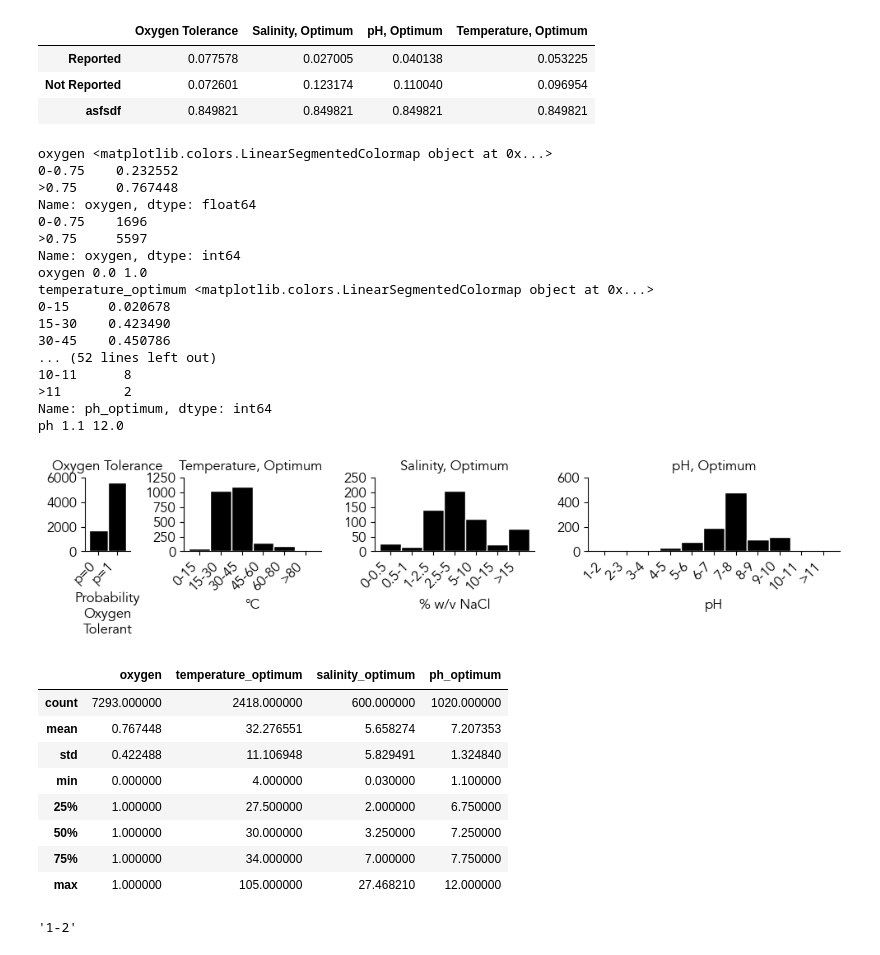
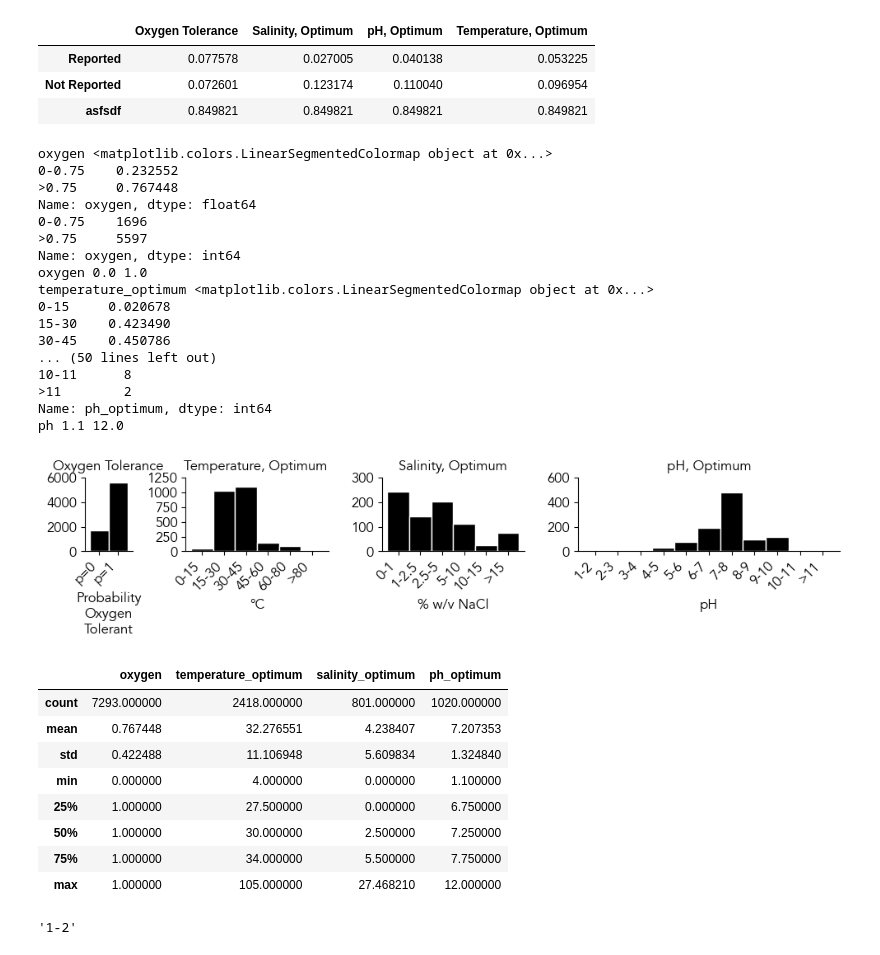
Before and after one commit to cultivarium/GenomeSPOT, a Jupyter notebook: notebooks/analyze_correlations.ipynb, the cells around one changed output. Saved outputs shown, nothing was run; the diff lists cells and outputs as text; code cells hidden in the pictures.

```diff
--- a/notebooks/analyze_correlations.ipynb
+++ b/notebooks/analyze_correlations.ipynb
@@ -11,4 +11,5 @@ plot_formats = {
     'temperature_optimum' : 'Temperature, Optimum ',
     'ph_optimum' : 'pH, Optimum',
     'salinity_optimum' : 'Salinity, Optimum',
+    'all_nt_C' : 'G+C Content'
 }
@@ -115,7 +106,7 @@ rename_base_vars
 # %% [markdown]
 # Load data
 # %%
-df = pd.read_csv('../data/training_data/training_data_20231203.tsv', sep='\t', index_col=0)
+df = pd.read_csv('../data/training_data/training_data.tsv', sep='\t', index_col=0)
 all_targets = ['oxygen'] + ['use_salinity', 'use_temperature', 'use_ph',  'ph_max', 'ph_min', 'ph_optimum', 'ph_optimum_max', 'ph_optimum_min', 'salinity_max', 'salinity_midpoint', 'salinity_min', 'salinity_optimum', 'temperature_max', 'temperature_min', 'temperature_optimum', 'aerobe', 'anaerobe', 'microaerophile', 'facultative anaerobe', 'obligate aerobe', 'obligate anaerobe', 'facultative aerobe', 'aerotolerant', 'microaerotolerant']
 df_features = df.loc[:, all_features]
 df_targets = df.loc[:, all_targets]
@@ -284,7 +275,7 @@ bin_definitions = {
     'oxygen' : [0, 0.75],
     'ph_optimum' : np.arange(1,12,1),
     'temperature_optimum' : [0,15,30,45,60,80], #np.linspace(0,100,20), #np.percentile(optima_df['temperature'], 100 * np.linspace(0, 1, 100)),
-    'salinity_optimum' : [0, 0.5, 1, 2.5, 5, 10, 15],
+    'salinity_optimum' : [0, 1, 2.5, 5, 10, 15],
 }
 oxygen_colors = ['dimgray', 'skyblue']
 oxygen_cmap = LinearSegmentedColormap.from_list('my_cmap', oxygen_colors, N=2)
@@ -365,35 +356,35 @@ for n, condition in enumerate(conditions):
 
     #ymin, ymax = ax.get_ylim()
     #ytext = 0.92 * (ymax - ymin) + ymin
     #xtext = 0.95 * (xmax - xmin) + ymin
     #ax.text(s=f'Total={ser.sum()}', x=-0.45, y=ytext, fontsize=10)
     #ax.set_xlim([-0.5,len(ser)-0.45])
 
     X = df[df[f"use_{condition}"] == True][target]
     print(condition, X.min(), X.max())
 plt.tight_layout()
 
 plt.savefig("fig-1b.svg",  format="svg")
 plt.show()
 # %% [output]
 oxygen <matplotlib.colors.LinearSegmentedColormap object at 0x...>
 0-0.75    0.232552
 >0.75     0.767448
 Name: oxygen, dtype: float64
 0-0.75    1696
 >0.75     5597
 Name: oxygen, dtype: int64
 oxygen 0.0 1.0
 temperature_optimum <matplotlib.colors.LinearSegmentedColormap object at 0x...>
 0-15     0.020678
 15-30    0.423490
 30-45    0.450786
-... (52 lines left out)
+... (50 lines left out)
 10-11      8
 >11        2
 Name: ph_optimum, dtype: int64
 ph 1.1 12.0
-[figure, old version]
+[figure, new version]
 # %%
 sers = []
 for condition in conditions:
@@ -402,13 +393,13 @@ for condition in conditions:
 pd.concat(sers, axis=1)
 # %% [output]
 |  | oxygen | temperature_optimum | salinity_optimum | ph_optimum |
-| count | 7293.000000 | 2418.000000 | 600.000000 | 1020.000000 |
-| mean | 0.767448 | 32.276551 | 5.658274 | 7.207353 |
-| std | 0.422488 | 11.106948 | 5.829491 | 1.324840 |
-| min | 0.000000 | 4.000000 | 0.030000 | 1.100000 |
-| 25% | 1.000000 | 27.500000 | 2.000000 | 6.750000 |
-| 50% | 1.000000 | 30.000000 | 3.250000 | 7.250000 |
-| 75% | 1.000000 | 34.000000 | 7.000000 | 7.750000 |
+| count | 7293.000000 | 2418.000000 | 801.000000 | 1020.000000 |
+| mean | 0.767448 | 32.276551 | 4.238407 | 7.207353 |
+| std | 0.422488 | 11.106948 | 5.609834 | 1.324840 |
+| min | 0.000000 | 4.000000 | 0.000000 | 1.100000 |
+| 25% | 1.000000 | 27.500000 | 0.000000 | 6.750000 |
+| 50% | 1.000000 | 30.000000 | 2.500000 | 7.250000 |
+| 75% | 1.000000 | 34.000000 | 5.500000 | 7.750000 |
 | max | 1.000000 | 105.000000 | 27.468210 | 12.000000 |
 # %%
 ax.get_xticklabels()[0].get_text()
```
Also changed, not shown: parts of 21 cells of this notebook, 26 other files.
